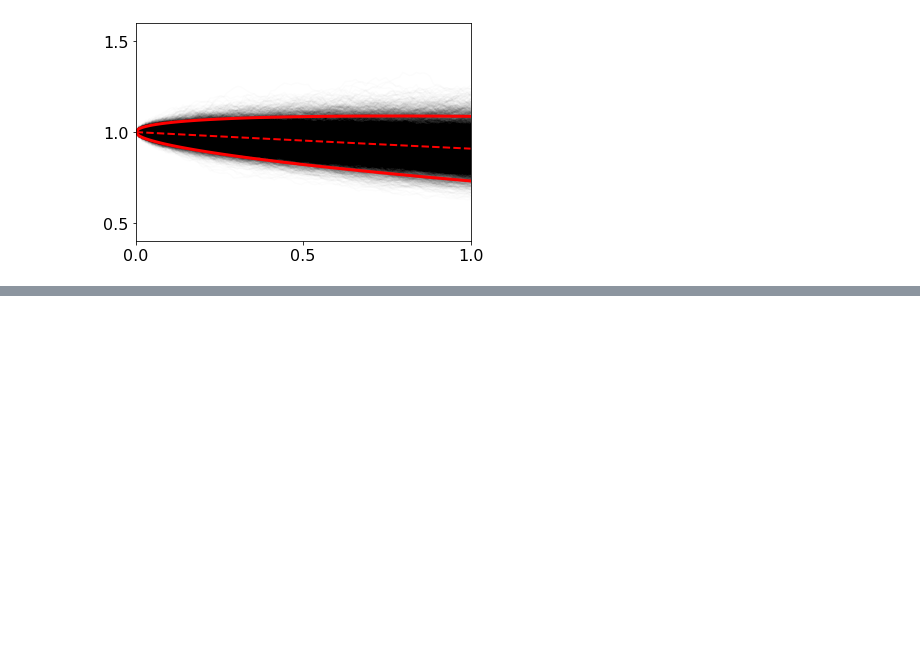
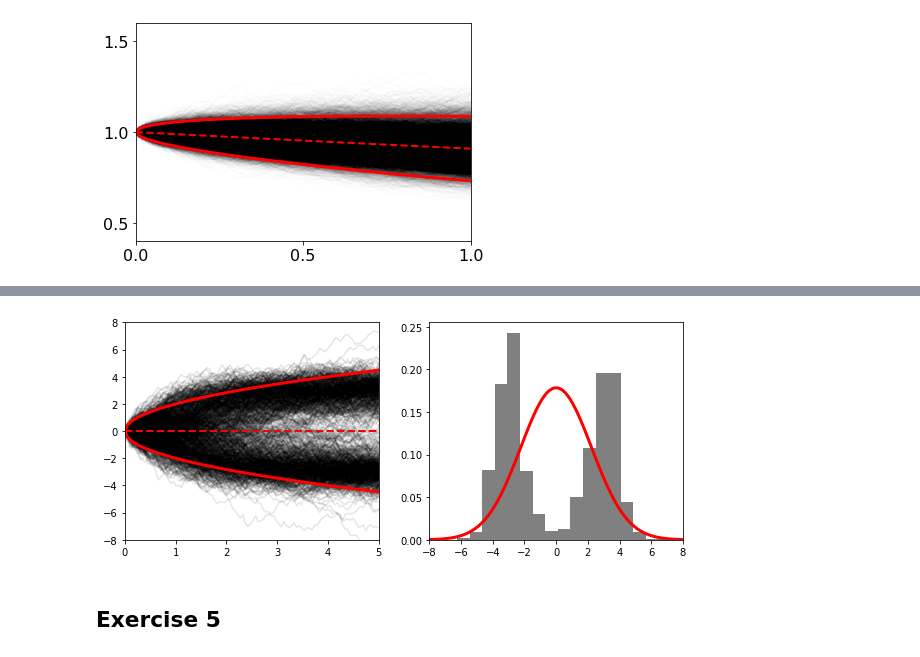
Before and after one commit to stratisMarkou/random-walks, a Jupyter notebook: content/applied-sdes/ch9/exercises.ipynb, the cells around one changed output, grey strips where cells are left out. Cells and saved outputs as stored; diff of their text form; code cells hidden in the pictures; blank space fills up the shorter version.

Commit message:
did ch9 exercises

```diff
--- a/content/applied-sdes/ch9/exercises.ipynb
+++ b/content/applied-sdes/ch9/exercises.ipynb
@@ -111,7 +110,7 @@ t = np.linspace(0., 5., 100)
 
 f, L, fjac, LQLT = benes()
 
-sol = odeint(ode_dynamics, y0, t, args=(f, fjac, LQLT, D, a, N))
+sol = odeint(gaussian_ode_dynamics, y0, t, args=(f, fjac, LQLT, D, a, N))
 # %%
 m = sol[:, 0]
 std = sol[:, 1] ** 0.5
@@ -156,7 +155,7 @@ def black_scholes(c, g):
 
     return f, L, fjac, LQLT
 # %%
-def ode_dynamics(y, t, f, fjac, LQLT, D, a, N):
+def gaussian_ode_dynamics(y, t, f, fjac, LQLT, D, a, N):
 
     m = y[:D]
     P = np.reshape(y[D:], (D, D))
@@ -199,7 +198,7 @@ t = np.linspace(0., 1., 100)
 
 f, L, fjac, LQLT = black_scholes(c, g)
 
-sol = odeint(ode_dynamics, y0, t, args=(f, fjac, LQLT, D, a, N))
+sol = odeint(gaussian_ode_dynamics, y0, t, args=(f, fjac, LQLT, D, a, N))
 # %%
 m = sol[:, 0]
 std = sol[:, 1] ** 0.5
@@ -220,0 +356,40 @@ plt.show()
+# %%
+D = 1
+m0 = np.zeros(shape=(D,))
+P0 = 1e-6 * np.eye(D)
+
+q = 1.
+x0 = 0.
+t0 = 0.
+t1 = 5.
+N = 100
+
+y0 = np.concatenate([m0, P0.reshape((-1,))], axis=0)
+f, _, _, _, L, LQLT = sine_model()
+t = np.linspace(t0, t1, N)
+
+sol = odeint(cubature_ode_dynamics, y0, t, args=(f, LQLT, D))
+# %%
+m = sol[:, 0]
+std = sol[:, 1] ** 0.5
+
+plt.figure(figsize=(10, 4))
+plt.subplot(1, 2, 1)
+plt.plot(t, X.T, color='k', alpha=0.1)
+plt.plot(t, m, '--', color='red', zorder=2, linewidth=2)
+plt.plot(t, m - 2 * std, color='red', zorder=2, linewidth=3)
+plt.plot(t, m + 2 * std, color='red', zorder=2, linewidth=3)
+plt.xlim([0, 5])
+plt.ylim([-8, 8])
+
+plt.subplot(1, 2, 2)
+x_pdf = np.linspace(-8, 8, 100)
+plt.hist(X[:, -1], color='gray', density=True, bins=20)
+plt.plot(x_pdf, stats.norm.pdf(x_pdf, m[-1], std[-1]), color='red', zorder=2, linewidth=3)
+plt.xlim([-8, 8])
+
+plt.show()
+# %% [output]
+[figure, added]
+# %% [markdown]
+## Exercise 5
```
Also changed, not shown: parts of 14 cells of this notebook.
